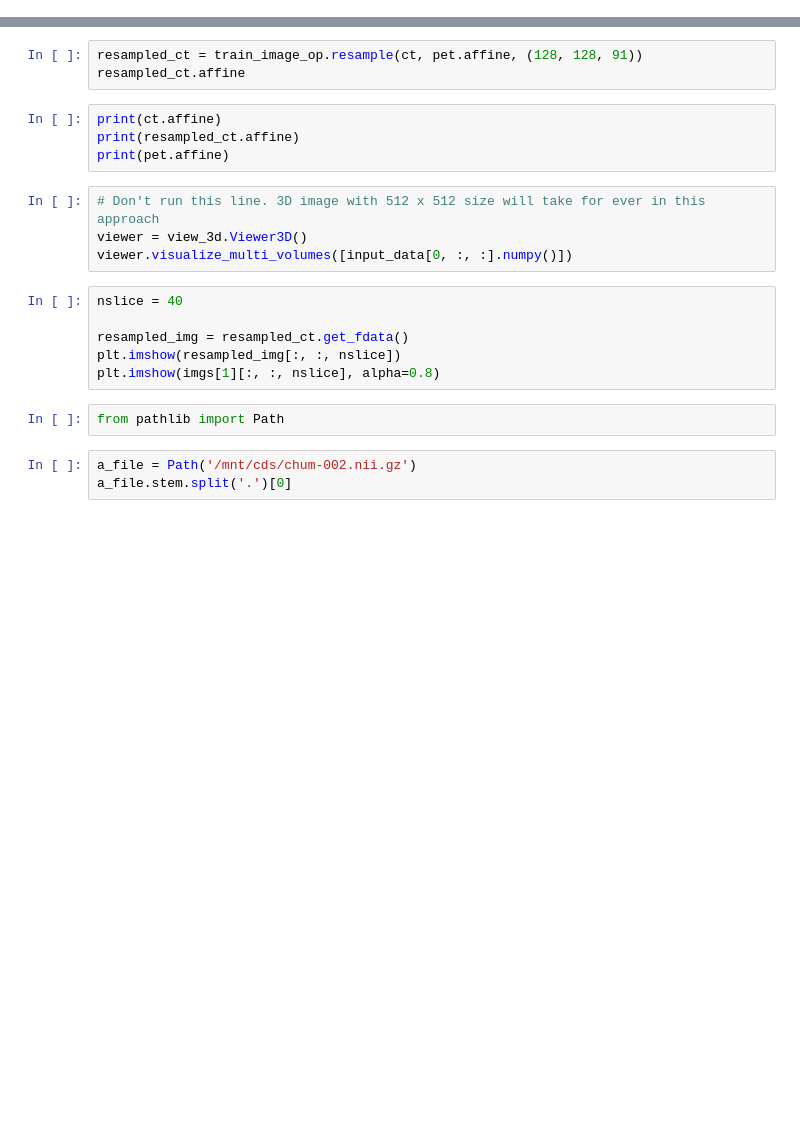
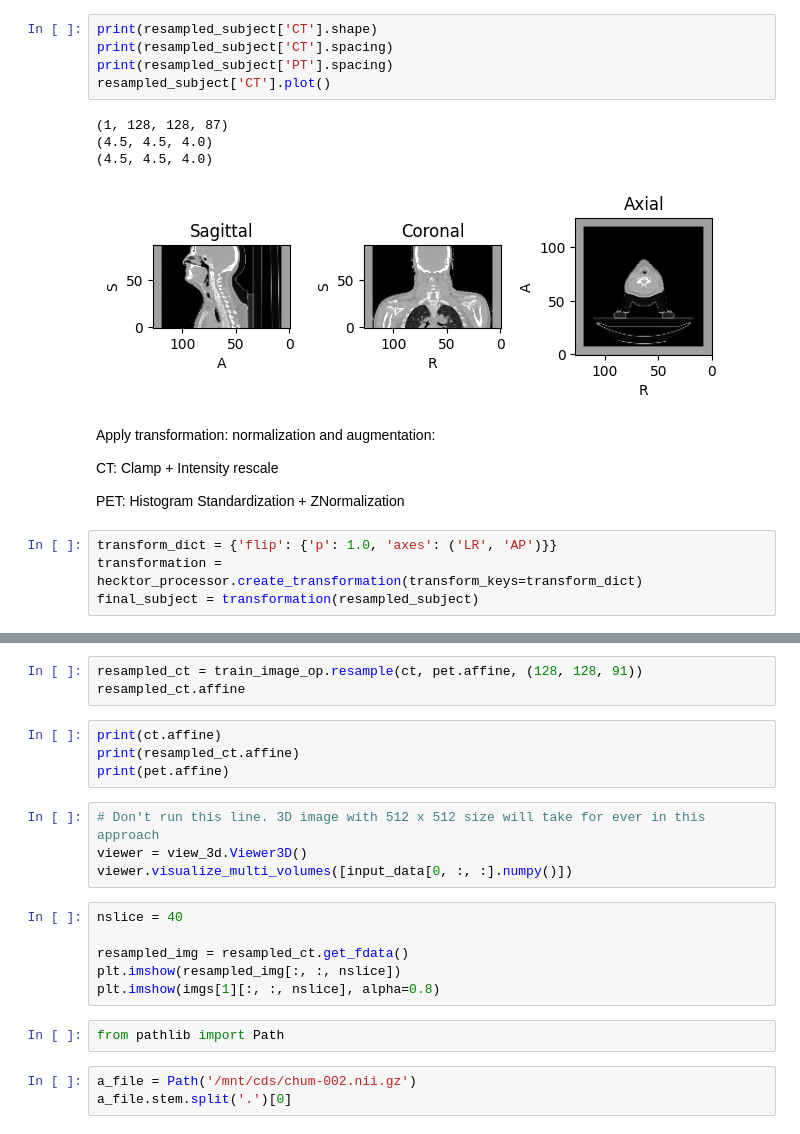
Before and after one commit to sshiraishi-code/capstone, a Jupyter notebook: codebase/notebooks/projects/hecktor2022/nifti_visualization.ipynb, the cells around one changed output, grey strips where cells are left out. Saved outputs shown, nothing was run; the diff lists cells and outputs as text; blank space fills up the shorter version.

```diff
--- a/codebase/notebooks/projects/hecktor2022/nifti_visualization.ipynb
+++ b/codebase/notebooks/projects/hecktor2022/nifti_visualization.ipynb
@@ -31,0 +51,20 @@ ct.header.get_zooms()
+# %%
+print(resampled_subject['CT'].shape)
+print(resampled_subject['CT'].spacing)
+print(resampled_subject['PT'].spacing)
+resampled_subject['CT'].plot()
+# %% [output]
+(1, 128, 128, 87)
+(4.5, 4.5, 4.0)
+(4.5, 4.5, 4.0)
+[figure, added]
+# %% [markdown]
+<h> Apply transformation: normalization and augmentation:
+
+CT: Clamp + Intensity rescale
+
+PET: Histogram Standardization + ZNormalization </h>
+# %%
+transform_dict = {'flip': {'p': 1.0, 'axes': ('LR', 'AP')}}
+transformation = hecktor_processor.create_transformation(transform_keys=transform_dict)
+final_subject = transformation(resampled_subject)
```
Also changed, not shown: parts of 31 cells of this notebook, 16 other files.
